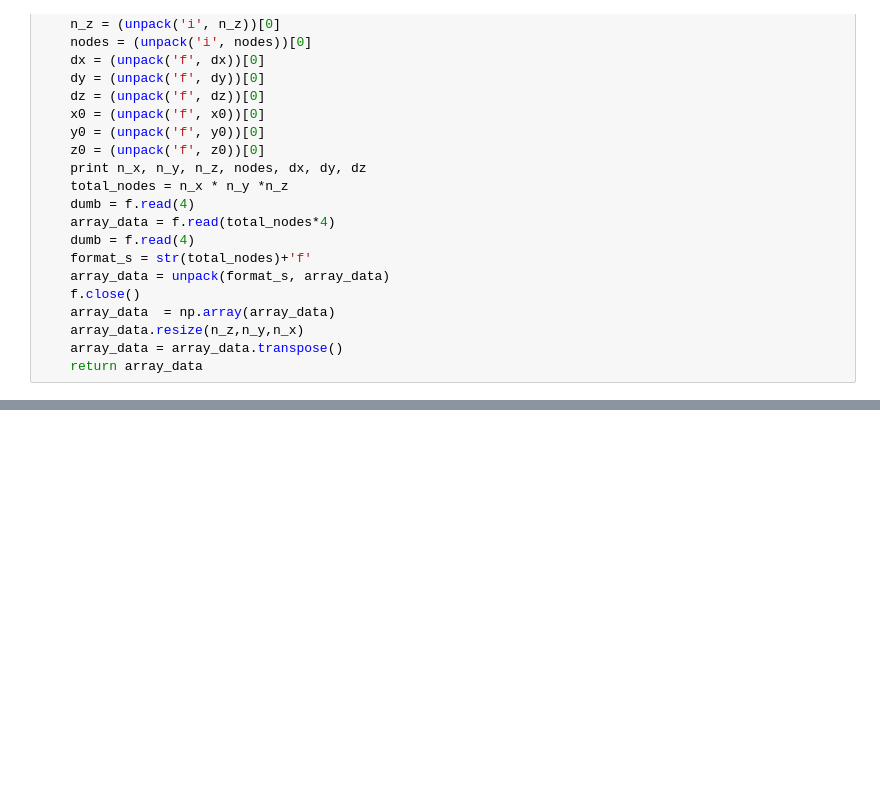
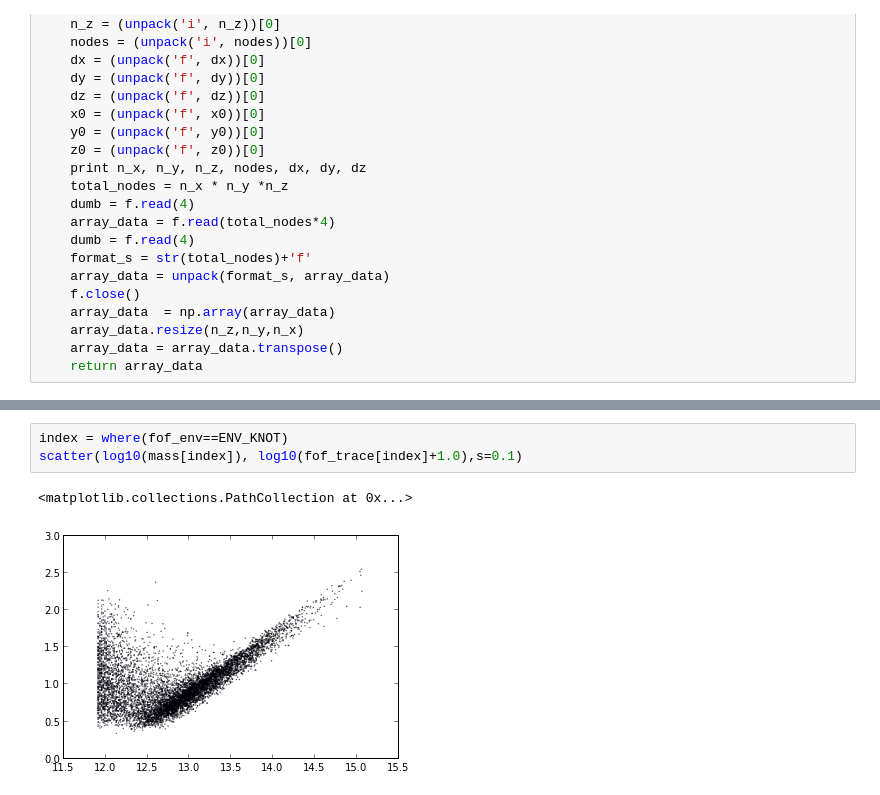
Before and after one commit to forero/LorentzComparisonProject, a Jupyter notebook: src/ExploreData.ipynb, the cells around one changed output, grey strips where cells are left out. Cells and saved outputs as stored; diff of their text form; blank space fills up the shorter version.

```diff
--- a/src/ExploreData.ipynb
+++ b/src/ExploreData.ipynb
@@ -82,0 +163,6 @@ imshow(log10(trace[120,:,:]+1.0))
+# %%
+index = where(fof_env==ENV_KNOT)
+scatter(log10(mass[index]), log10(fof_trace[index]+1.0),s=0.1)
+# %% [output]
+<matplotlib.collections.PathCollection at 0x...>
+[figure, added]
```
Also changed, not shown: parts of 15 cells of this notebook.
